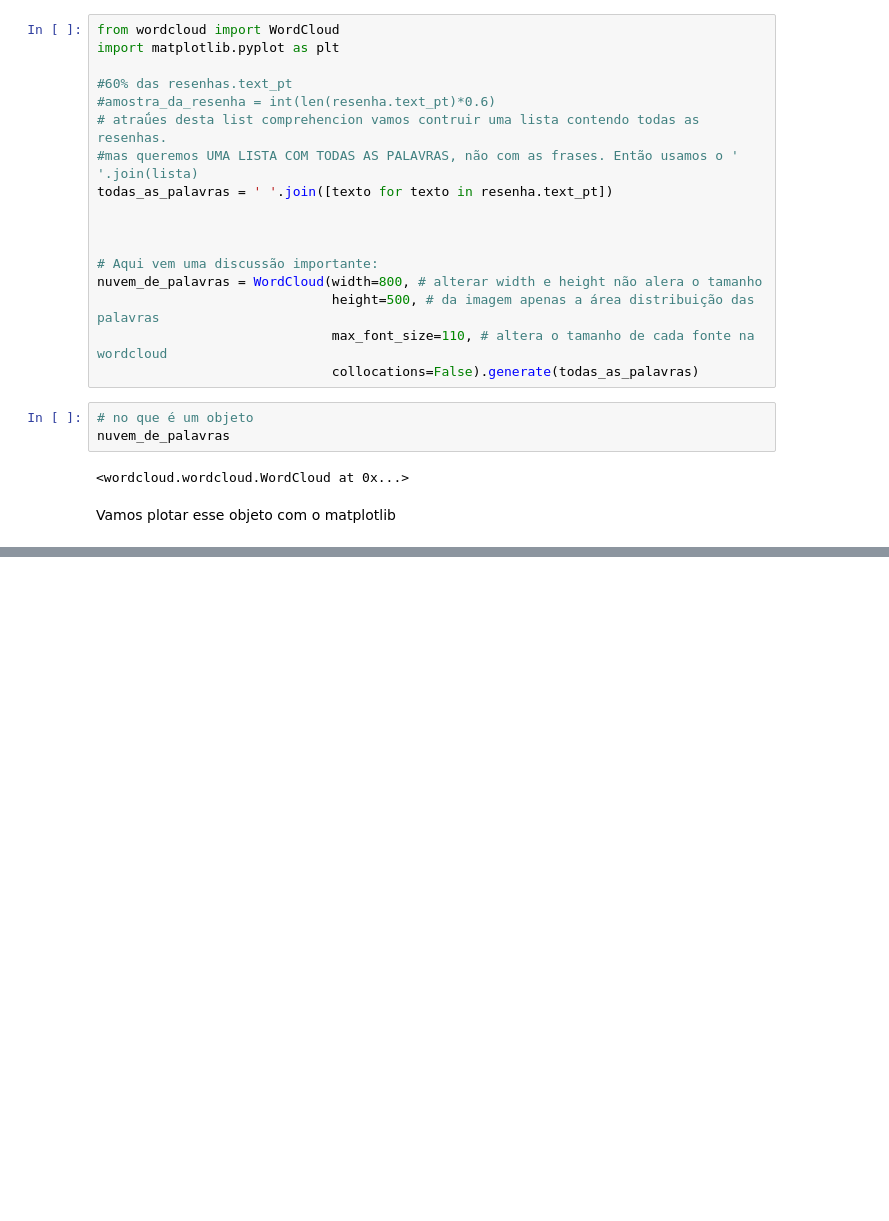
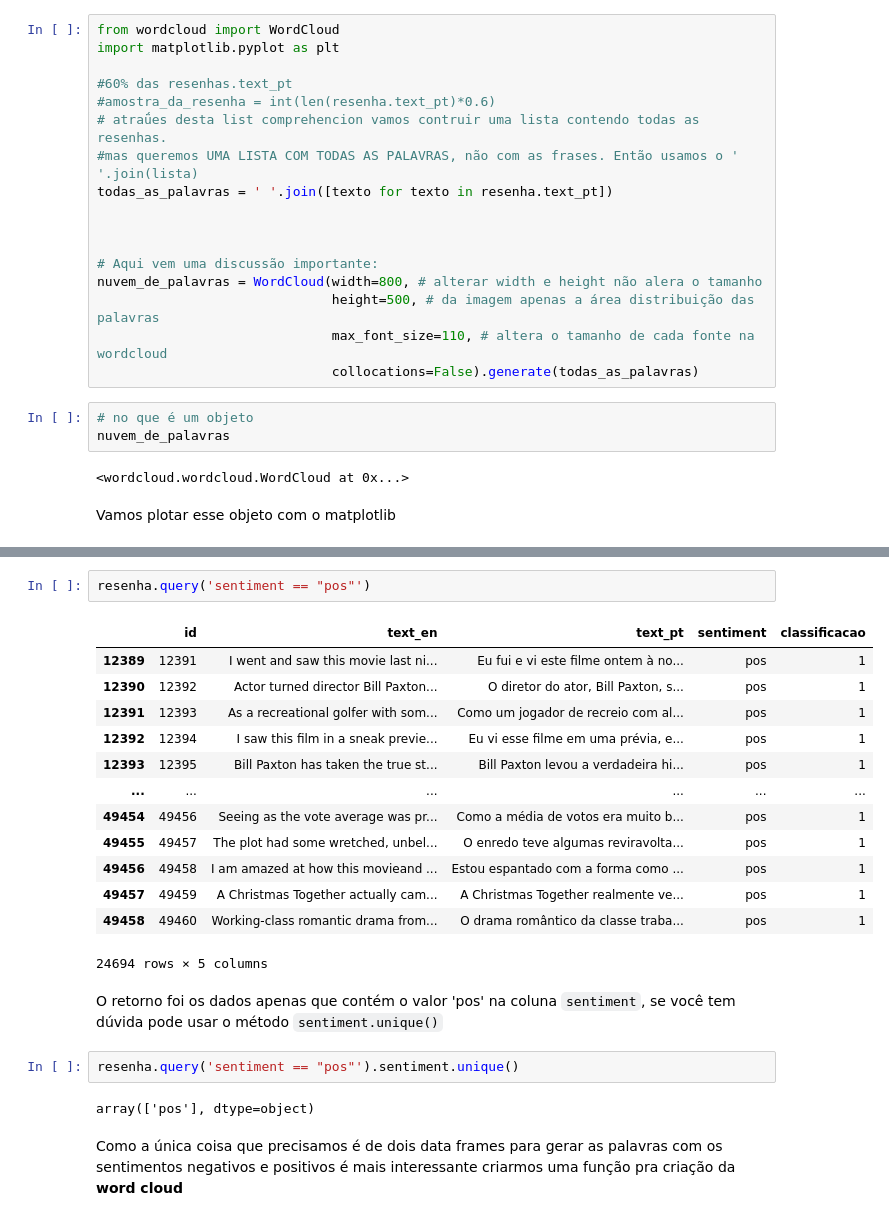
Before and after one commit to ConradBitt/pln, a Jupyter notebook: PLN.ipynb, the cells around one changed output, grey strips where cells are left out. Saved outputs shown, nothing was run; the diff lists cells and outputs as text; blank space fills up the shorter version.

```diff
--- a/PLN.ipynb
+++ b/PLN.ipynb
@@ -392,0 +403,24 @@ Faz sentido olhar para as palavras "positivas" e "negativas" ao mesmo tempo?? At
+# %%
+resenha.query('sentiment == "pos"')
+# %% [output]
+|  | id | text_en | text_pt | sentiment | classificacao |
+| 12389 | 12391 | I went and saw this movie last ni... | Eu fui e vi este filme ontem à no... | pos | 1 |
+| 12390 | 12392 | Actor turned director Bill Paxton... | O diretor do ator, Bill Paxton, s... | pos | 1 |
+| 12391 | 12393 | As a recreational golfer with som... | Como um jogador de recreio com al... | pos | 1 |
+| 12392 | 12394 | I saw this film in a sneak previe... | Eu vi esse filme em uma prévia, e... | pos | 1 |
+| 12393 | 12395 | Bill Paxton has taken the true st... | Bill Paxton levou a verdadeira hi... | pos | 1 |
+| ... | ... | ... | ... | ... | ... |
+| 49454 | 49456 | Seeing as the vote average was pr... | Como a média de votos era muito b... | pos | 1 |
+| 49455 | 49457 | The plot had some wretched, unbel... | O enredo teve algumas reviravolta... | pos | 1 |
+| 49456 | 49458 | I am amazed at how this movieand ... | Estou espantado com a forma como ... | pos | 1 |
+| 49457 | 49459 | A Christmas Together actually cam... | A Christmas Together realmente ve... | pos | 1 |
+| 49458 | 49460 | Working-class romantic drama from... | O drama romântico da classe traba... | pos | 1 |
+24694 rows × 5 columns
+# %% [markdown]
+O retorno foi os dados apenas que contém o valor 'pos' na coluna `sentiment`, se você tem dúvida pode usar o método `sentiment.unique()`
+# %%
+resenha.query('sentiment == "pos"').sentiment.unique()
+# %% [output]
+array(['pos'], dtype=object)
+# %% [markdown]
+Como a única coisa que precisamos é de dois data frames para gerar as palavras com os sentimentos negativos e positivos é mais interessante criarmos uma função pra criação da **word cloud**
```
Also changed, not shown: parts of 14 cells of this notebook.
